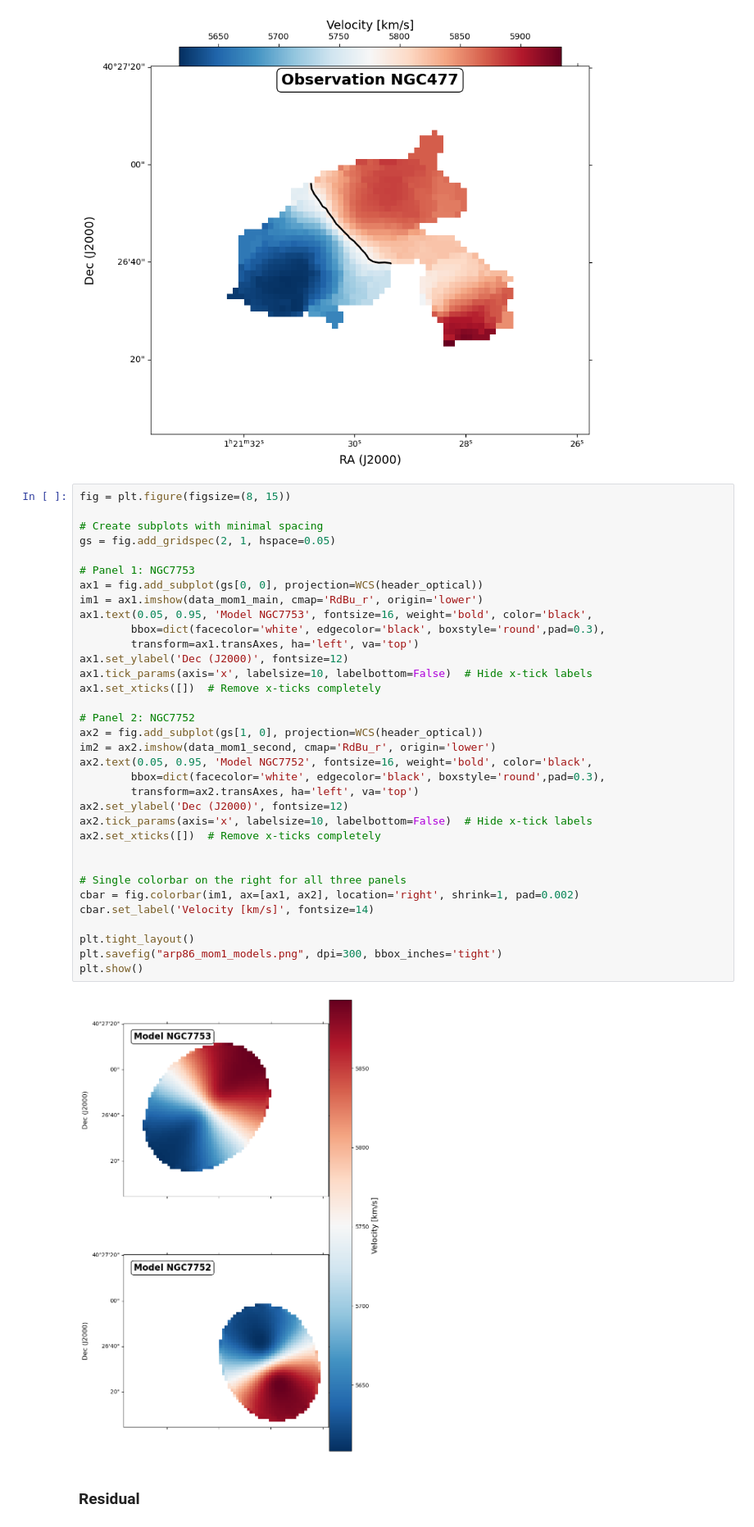
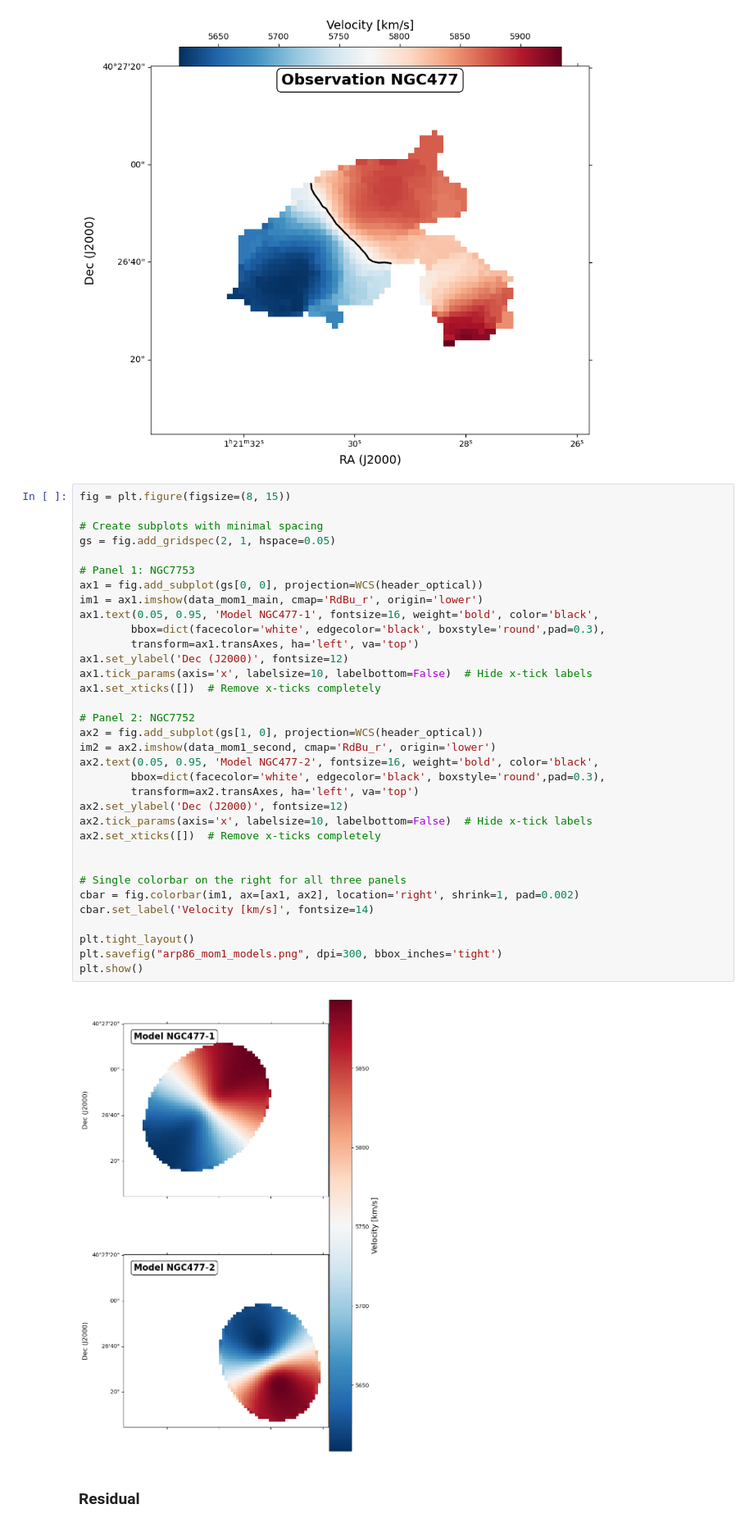
Before and after one commit to AnyelTars/Galaxies-Dynamics-WSRT, a Jupyter notebook: S0121+3848/Residuals/Residual-maps.ipynb, the cells around one changed output. Shown at 82% size. Saved outputs shown, nothing was run; the diff lists cells and outputs as text.

Commit message:
title of moment 1 figures updated

```diff
--- a/S0121+3848/Residuals/Residual-maps.ipynb
+++ b/S0121+3848/Residuals/Residual-maps.ipynb
@@ -347,36 +347,36 @@ fig = plt.figure(figsize=(8, 15))
 # Create subplots with minimal spacing
 gs = fig.add_gridspec(2, 1, hspace=0.05)
 
 # Panel 1: NGC7753
 ax1 = fig.add_subplot(gs[0, 0], projection=WCS(header_optical))
 im1 = ax1.imshow(data_mom1_main, cmap='RdBu_r', origin='lower')
-ax1.text(0.05, 0.95, 'Model NGC7753', fontsize=16, weight='bold', color='black',
+ax1.text(0.05, 0.95, 'Model NGC477-1', fontsize=16, weight='bold', color='black',
         bbox=dict(facecolor='white', edgecolor='black', boxstyle='round',pad=0.3),
         transform=ax1.transAxes, ha='left', va='top')
 ax1.set_ylabel('Dec (J2000)', fontsize=12)
 ax1.tick_params(axis='x', labelsize=10, labelbottom=False)  # Hide x-tick labels
 ax1.set_xticks([])  # Remove x-ticks completely
 
 # Panel 2: NGC7752
 ax2 = fig.add_subplot(gs[1, 0], projection=WCS(header_optical))
 im2 = ax2.imshow(data_mom1_second, cmap='RdBu_r', origin='lower')
-ax2.text(0.05, 0.95, 'Model NGC7752', fontsize=16, weight='bold', color='black',
+ax2.text(0.05, 0.95, 'Model NGC477-2', fontsize=16, weight='bold', color='black',
         bbox=dict(facecolor='white', edgecolor='black', boxstyle='round',pad=0.3),
         transform=ax2.transAxes, ha='left', va='top')
 ax2.set_ylabel('Dec (J2000)', fontsize=12)
 ax2.tick_params(axis='x', labelsize=10, labelbottom=False)  # Hide x-tick labels
 ax2.set_xticks([])  # Remove x-ticks completely
 
 
 # Single colorbar on the right for all three panels
 cbar = fig.colorbar(im1, ax=[ax1, ax2], location='right', shrink=1, pad=0.002)
 cbar.set_label('Velocity [km/s]', fontsize=14)
 
 plt.tight_layout()
 plt.savefig("arp86_mom1_models.png", dpi=300, bbox_inches='tight')
 plt.show()
 # %% [output]
-[figure, old version]
+[figure, new version]
 # %% [markdown]
 ### Residual
 # %%
```
